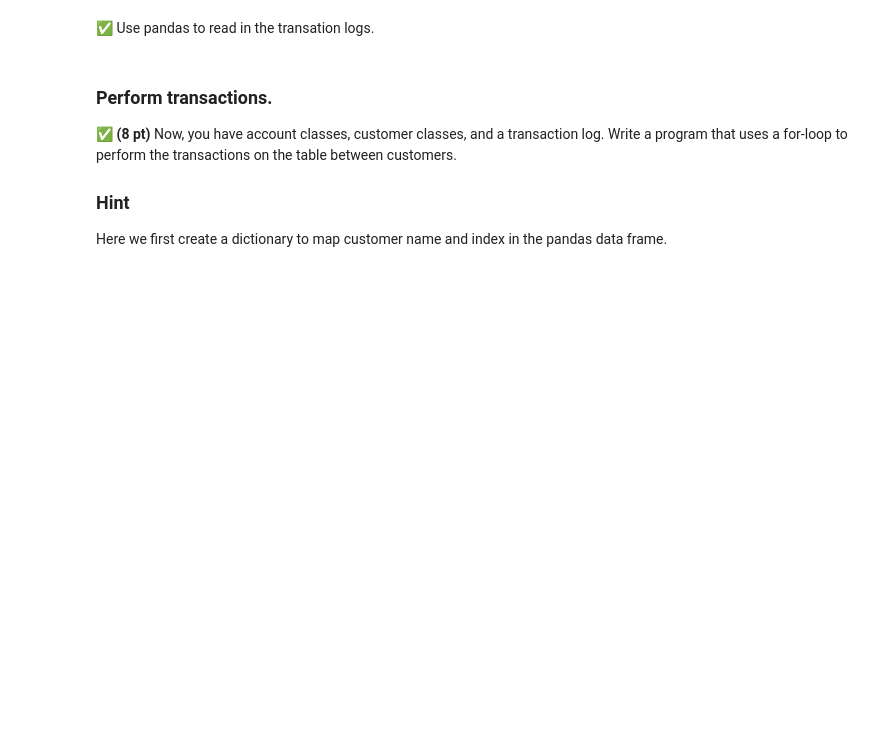
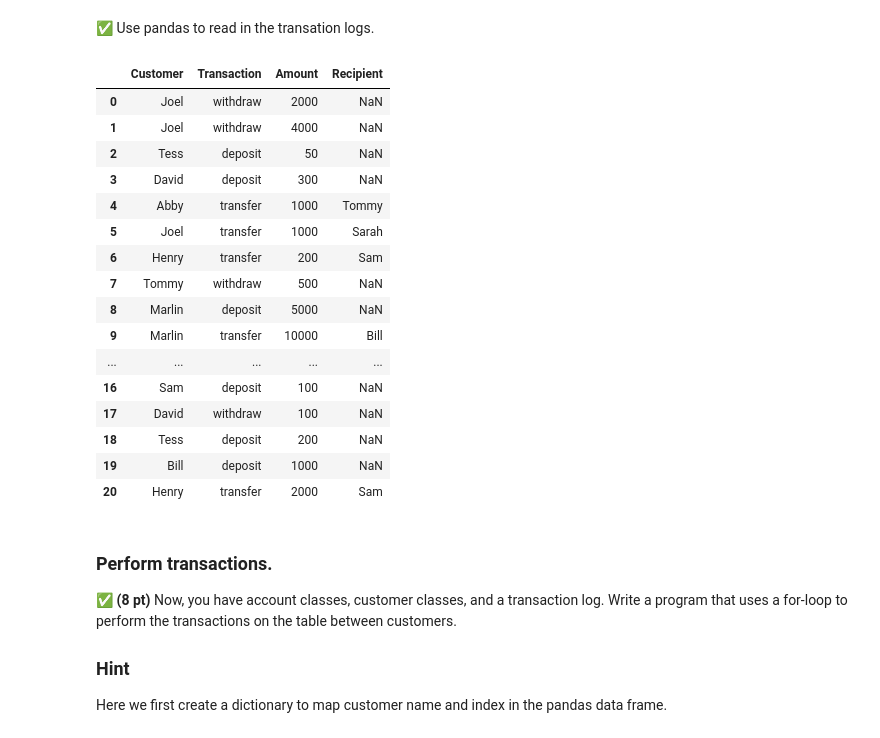
Before and after one commit to aryandhr/CMSE202-s23-turnin, a Jupyter notebook: midterm/CMSE202-Midterm-Sect001_TF_Mods-AryanDhar.ipynb, the cells around one changed output. Cells and saved outputs as stored; diff of their text form; code cells hidden in the pictures; blank space fills up the shorter version.

```diff
--- a/midterm/CMSE202-Midterm-Sect001_TF_Mods-AryanDhar.ipynb
+++ b/midterm/CMSE202-Midterm-Sect001_TF_Mods-AryanDhar.ipynb
@@ -434,9 +504,27 @@ for i in range(??):
 # %%
 # put your code here
 
-transac = ??
+transac = pd.read_csv("transaction.csv")
 
 transac
+# %% [output]
+|  | Customer | Transaction | Amount | Recipient |
+| 0 | Joel | withdraw | 2000 | NaN |
+| 1 | Joel | withdraw | 4000 | NaN |
+| 2 | Tess | deposit | 50 | NaN |
+| 3 | David | deposit | 300 | NaN |
+| 4 | Abby | transfer | 1000 | Tommy |
+| 5 | Joel | transfer | 1000 | Sarah |
+| 6 | Henry | transfer | 200 | Sam |
+| 7 | Tommy | withdraw | 500 | NaN |
+| 8 | Marlin | deposit | 5000 | NaN |
+| 9 | Marlin | transfer | 10000 | Bill |
+| ... | ... | ... | ... | ... |
+| 16 | Sam | deposit | 100 | NaN |
+| 17 | David | withdraw | 100 | NaN |
+| 18 | Tess | deposit | 200 | NaN |
+| 19 | Bill | deposit | 1000 | NaN |
+| 20 | Henry | transfer | 2000 | Sam |
 # %% [markdown]
 ### Perform transactions.
 
```
Also changed, not shown: parts of 14 cells of this notebook, 3 other files.
